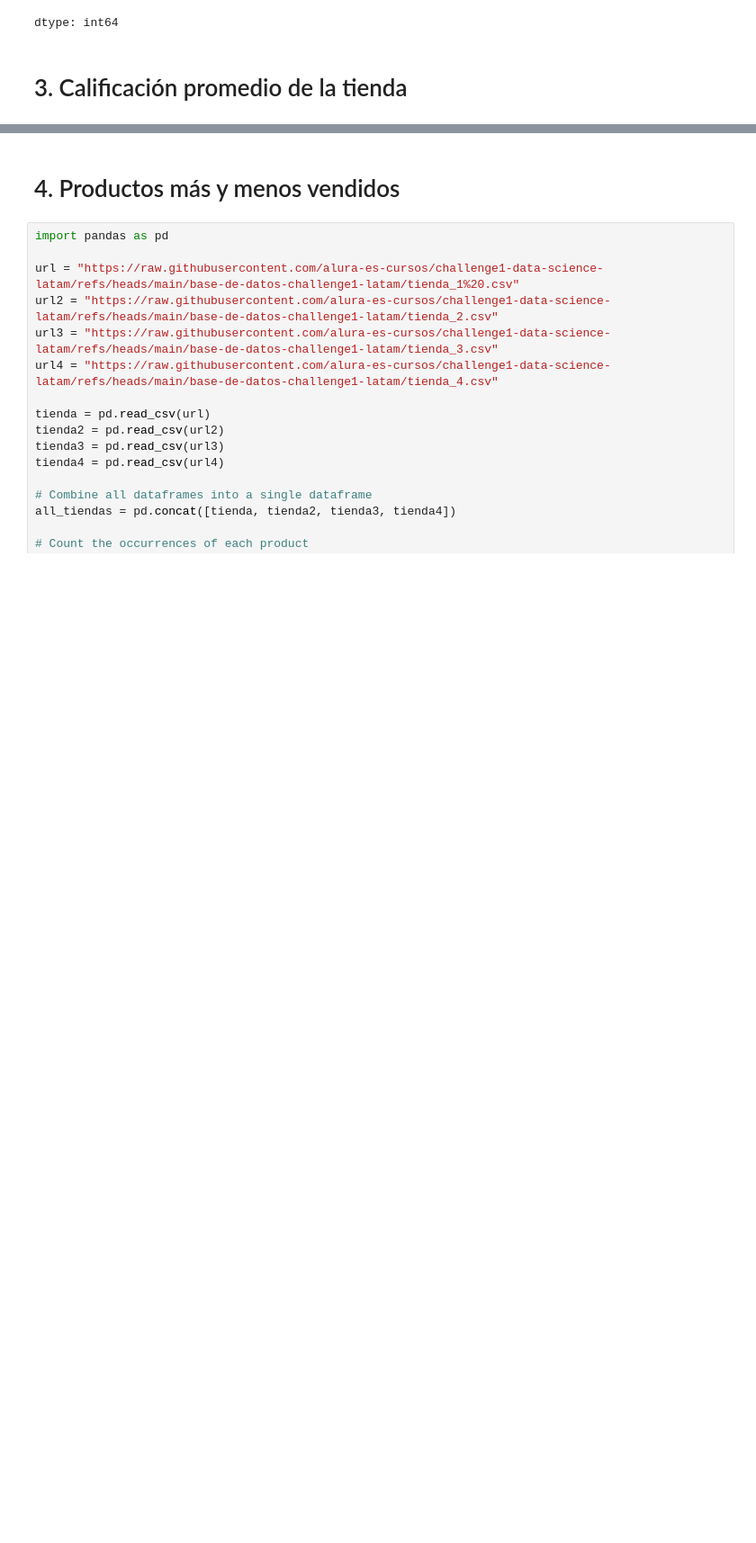
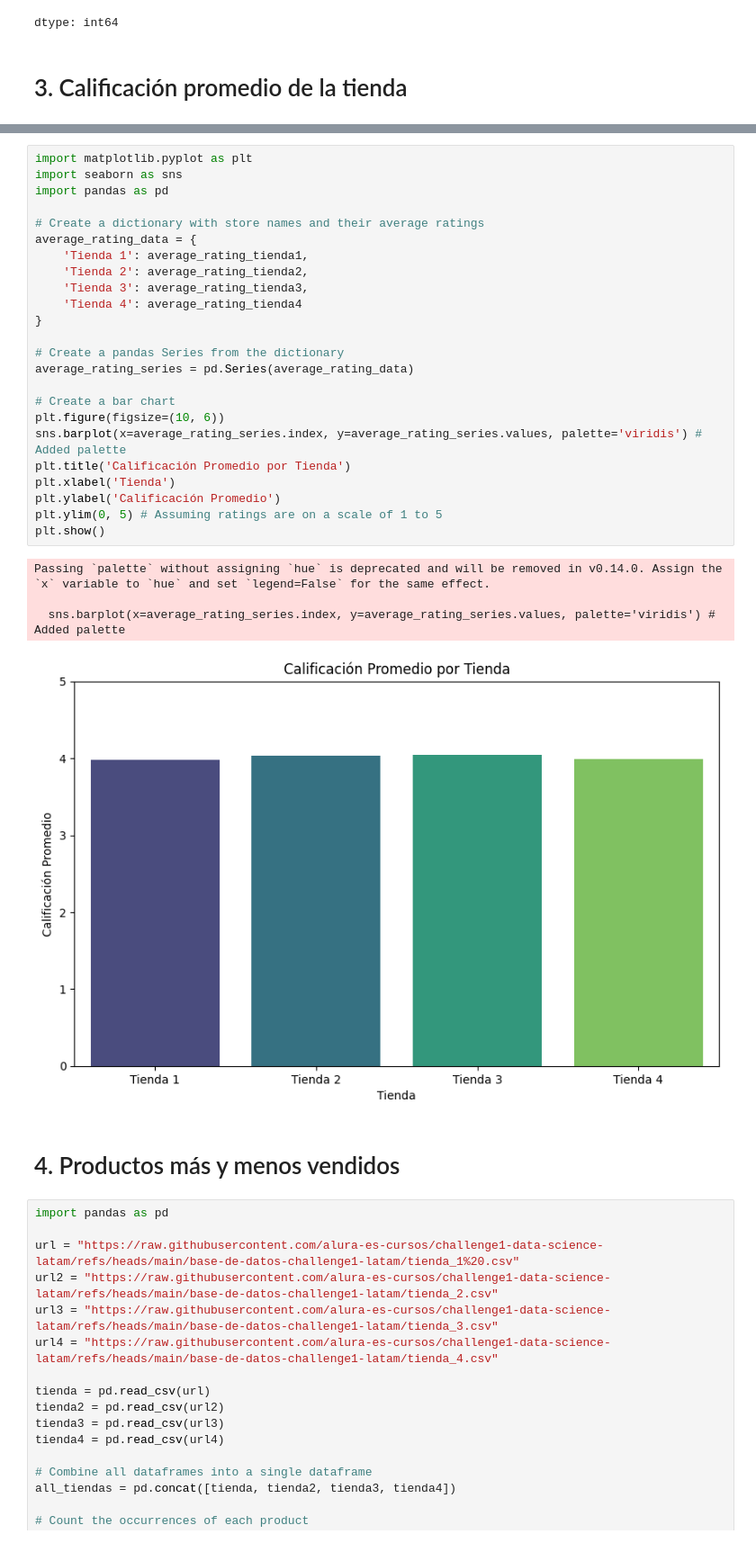
Before and after one commit to Beaebert/challenge1-data-science-latam, a Jupyter notebook: AluraStoreLatam.ipynb, the cells around one changed output, grey strips where cells are left out. Shown at 90% size. Drawn from its saved outputs; the diff is of its cells as text; blank space fills up the shorter version.

```diff
--- a/AluraStoreLatam.ipynb
+++ b/AluraStoreLatam.ipynb
@@ -179,3 +246,32 @@ dtype: float64
+# %%
+import matplotlib.pyplot as plt
+import seaborn as sns
+import pandas as pd
+
+# Create a dictionary with store names and their average ratings
+average_rating_data = {
+    'Tienda 1': average_rating_tienda1,
+    'Tienda 2': average_rating_tienda2,
+    'Tienda 3': average_rating_tienda3,
+    'Tienda 4': average_rating_tienda4
+}
+
+# Create a pandas Series from the dictionary
+average_rating_series = pd.Series(average_rating_data)
+
+# Create a bar chart
+plt.figure(figsize=(10, 6))
+sns.barplot(x=average_rating_series.index, y=average_rating_series.values, palette='viridis') # Added palette
+plt.title('Calificación Promedio por Tienda')
+plt.xlabel('Tienda')
+plt.ylabel('Calificación Promedio')
+plt.ylim(0, 5) # Assuming ratings are on a scale of 1 to 5
+plt.show()
+# %% [output]
+Passing `palette` without assigning `hue` is deprecated and will be removed in v0.14.0. Assign the `x` variable to `hue` and set `legend=False` for the same effect.
+
+  sns.barplot(x=average_rating_series.index, y=average_rating_series.values, palette='viridis') # Added palette
+[figure, added]
 # %% [markdown]
 # 4. Productos más y menos vendidos
 # %%
```
Also changed, not shown: parts of 5 cells of this notebook.
